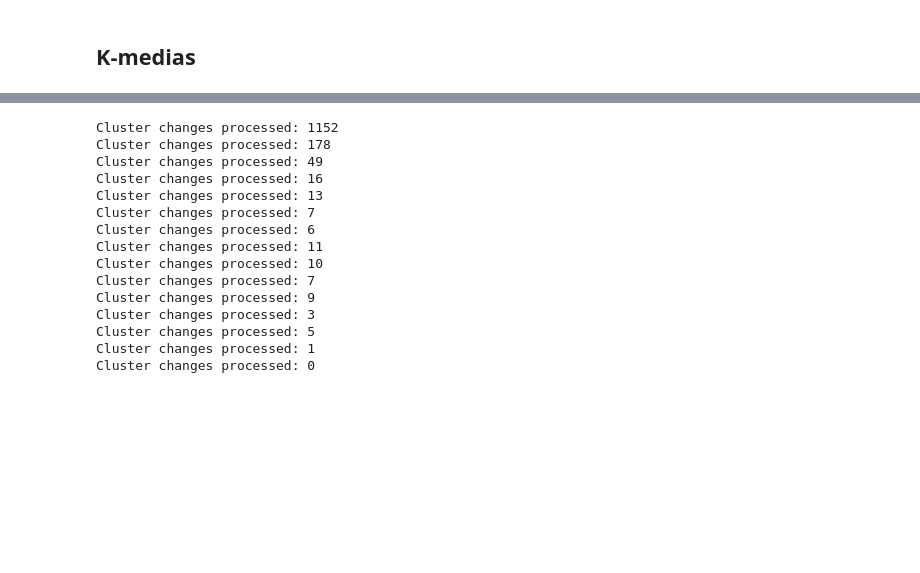
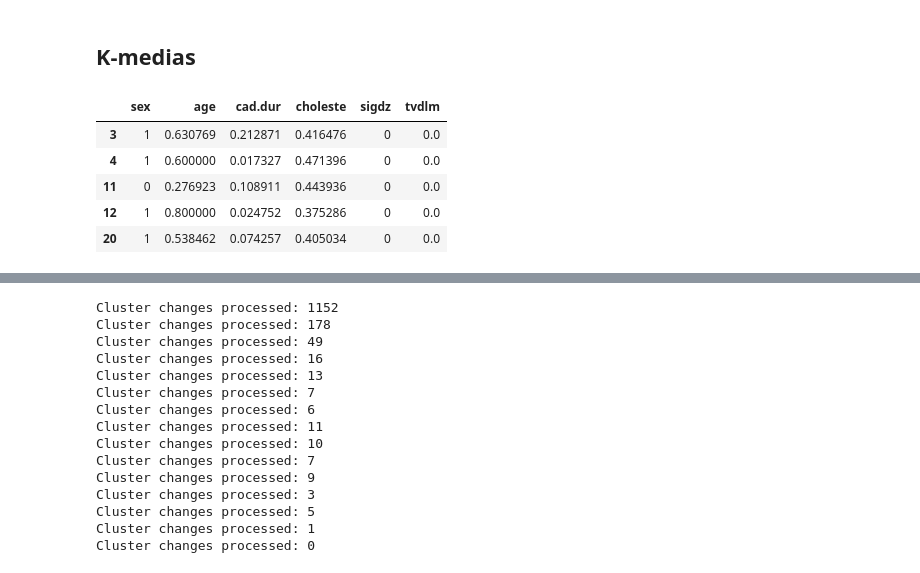
Before and after one commit to FelipeGorostiaga/MachineLearning, a Jupyter notebook: src/tp4/tp4.ipynb, the cells around one changed output, grey strips where cells are left out. Saved outputs shown, nothing was run; the diff lists cells and outputs as text; code cells hidden in the pictures; blank space fills up the shorter version.

```diff
--- a/src/tp4/tp4.ipynb
+++ b/src/tp4/tp4.ipynb
@@ -500,3 +521,12 @@ for column in numeric_columns:
     complete_normalized_df[column] = complete_normalized_df[column].apply(lambda x: (x - column_min) / (column_max - column_min))
 
 complete_numeric_norm_df = complete_normalized_df[numeric_columns]
+# %%
+complete_normalized_df.head()
+# %% [output]
+|  | sex | age | cad.dur | choleste | sigdz | tvdlm |
+| 3 | 1 | 0.630769 | 0.212871 | 0.416476 | 0 | 0.0 |
+| 4 | 1 | 0.600000 | 0.017327 | 0.471396 | 0 | 0.0 |
+| 11 | 0 | 0.276923 | 0.108911 | 0.443936 | 0 | 0.0 |
+| 12 | 1 | 0.800000 | 0.024752 | 0.375286 | 0 | 0.0 |
+| 20 | 1 | 0.538462 | 0.074257 | 0.405034 | 0 | 0.0 |
```
Also changed, not shown: parts of 6 cells of this notebook.
